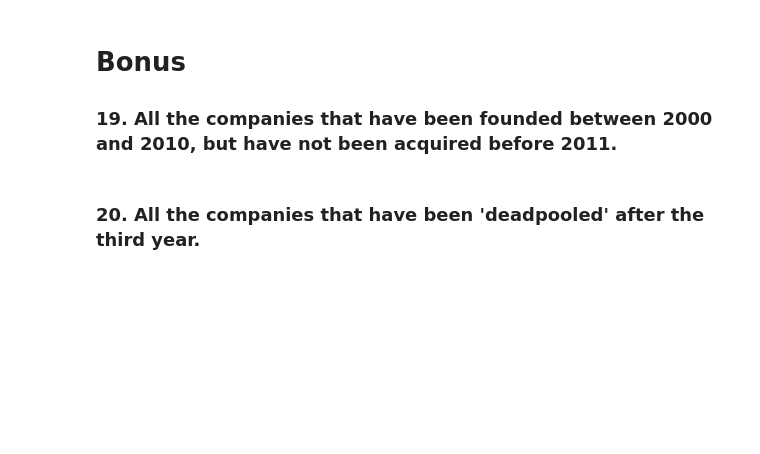
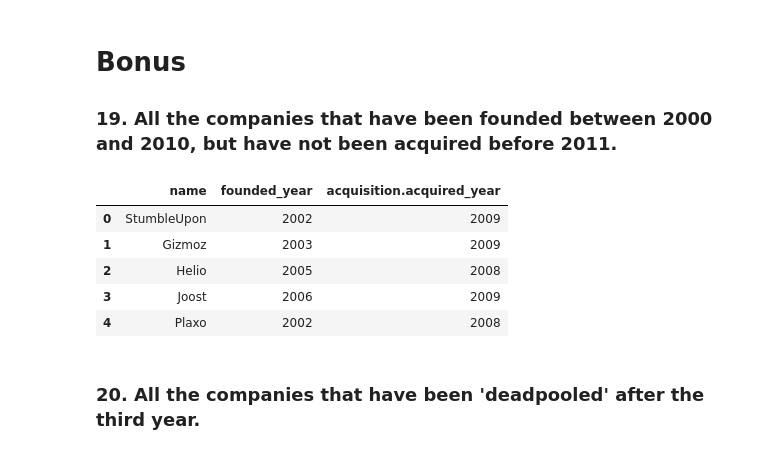
Before and after one commit to Ironhack-Data-Madrid-Mayo-2022/3.4-lab-mongo, a Jupyter notebook: your_code/main.ipynb, the cells around one changed output. Cells and saved outputs as stored; diff of their text form; code cells hidden in the pictures; blank space fills up the shorter version.

```diff
--- a/your_code/main.ipynb
+++ b/your_code/main.ipynb
@@ -292,9 +292,16 @@ df18.head()
 ### 19. All the companies that have been founded between 2000 and 2010, but have not been acquired before 2011.
 # %%
 # Your Code
-ejer18=collection.find('$and':[{'founded_year': {{'$gte': 2000},{'$lte': 2010}}, {'_id': False, 'name':True, 'acquisition.price_amount':1}).limit(10)
+ejer19=collection.find({'$and':[{'founded_year': {'$gte': 2000, '$lte': 2010}}, {'acquisition.acquired_year':{'$lt':2011}}]}, {'_id': False, 'name':True, 'acquisition.acquired_year':1, 'founded_year':1})
 
-df18=pd.json_normalize(ejer18)
-df18.head()
+df19=pd.json_normalize(ejer19)
+df19.head()
+# %% [output]
+|  | name | founded_year | acquisition.acquired_year |
+| 0 | StumbleUpon | 2002 | 2009 |
+| 1 | Gizmoz | 2003 | 2009 |
+| 2 | Helio | 2005 | 2008 |
+| 3 | Joost | 2006 | 2009 |
+| 4 | Plaxo | 2002 | 2008 |
 # %% [markdown]
 ### 20. All the companies that have been 'deadpooled' after the third year.
```
Also changed, not shown: parts of 2 cells of this notebook.
